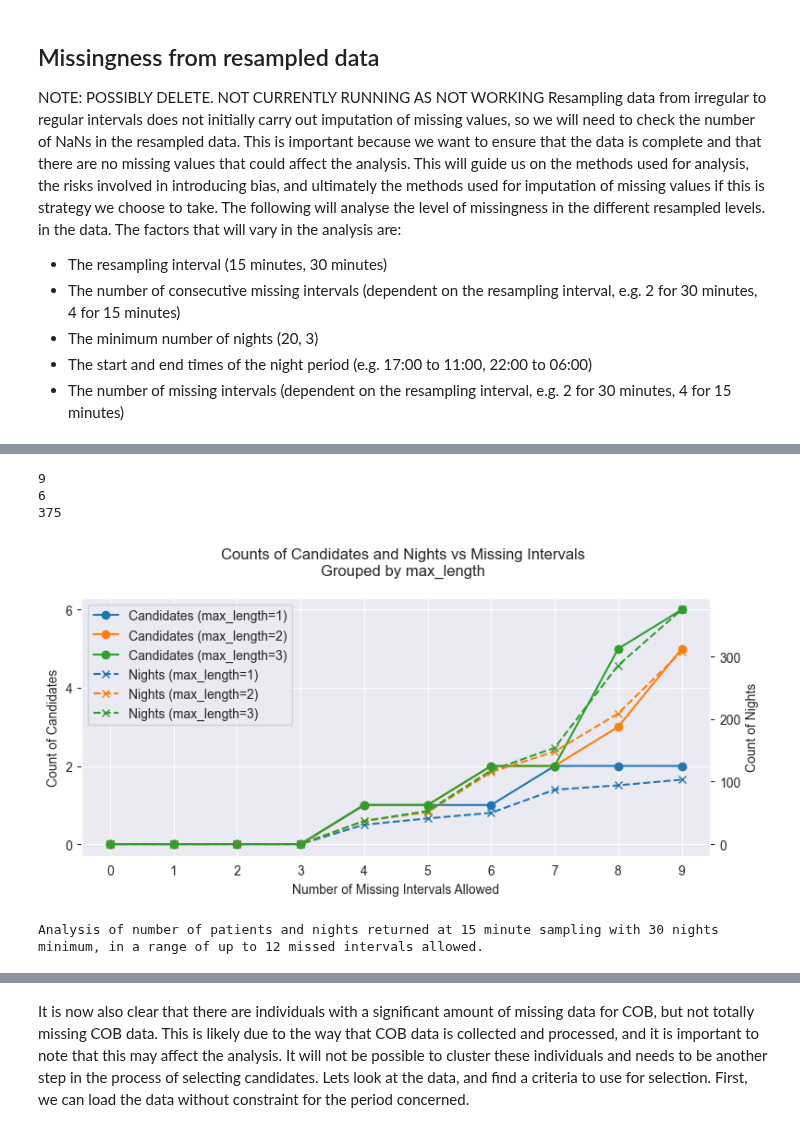
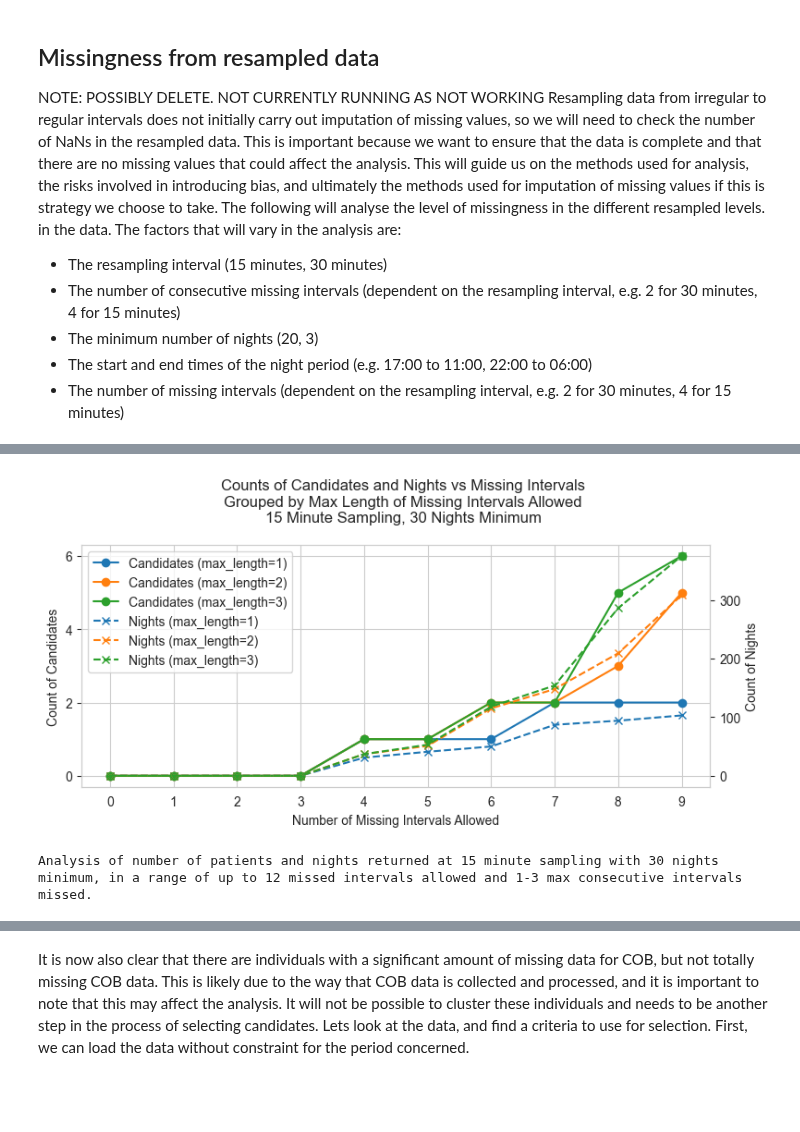
Before and after one commit to rdbrist/masters_project, a Jupyter notebook: notebooks/0.02-rd-initial-data-exploration-all-variables.ipynb, the cells around one changed output, grey strips where cells are left out. Cells and saved outputs as stored; diff of their text form; code cells hidden in the pictures; blank space fills up the shorter version.

```diff
--- a/notebooks/0.02-rd-initial-data-exploration-all-variables.ipynb
+++ b/notebooks/0.02-rd-initial-data-exploration-all-variables.ipynb
@@ -95,11 +100,7 @@ Resampling data from irregular to regular intervals does not initially carry out
 - The start and end times of the night period (e.g. 17:00 to 11:00, 22:00 to 06:00)
 - The number of missing intervals (dependent on the resampling interval, e.g. 2 for 30 minutes, 4 for 15 minutes)
 # %%
-def plot_counts(counts: List[Tuple[int, int, int, int]]):
-    import matplotlib.pyplot as plt
-    import numpy as np
-    from collections import defaultdict
-
+def plot_counts(counts: List[Tuple[int, int, int, int]], title, output_file):
     # counts: list of (max_length, missed_intervals, c, n)
     data = defaultdict(lambda: {'intervals': [], 'c': [], 'n': []})
     max_interval = max([i for _, i, _, _ in counts])
@@ -132,10 +133,11 @@ def plot_counts(counts: List[Tuple[int, int, int, int]]):
     lines2, labels2 = ax2.get_legend_handles_labels()
     ax1.legend(lines1 + lines2, labels1 + labels2, loc='upper left')
 
-    fig.suptitle('Counts of Candidates and Nights vs Missing Intervals\nGrouped by max_length')
+    fig.suptitle(title)
     fig.tight_layout()
 
     plt.grid()
+    plt.savefig(output_file, dpi=300, bbox_inches='tight')
     plt.show()
 # %%
 def get_counts(sampling, night_start, morning_end, min_nights, interval_range, break_range,):
@@ -186,12 +170,10 @@ Number of nights objects created: 83
 # %%
-plot_counts(min_counts_a)
+title = 'Counts of Candidates and Nights vs Missing Intervals\nGrouped by Max Length of Missing Intervals Allowed\n15 Minute Sampling, 30 Nights Minimum'
+plot_counts(min_counts_a, title, output_file='counts_15min_30nights.png')
 print('Analysis of number of patients and nights returned at 15 minute sampling with 30 nights minimum, in a range of up to 12 missed intervals allowed and 1-3 max consecutive intervals missed.')
 # %% [output]
+[figure, new version]
-9
-6
-375
+Analysis of number of patients and nights returned at 15 minute sampling with 30 nights minimum, in a range of up to 12 missed intervals allowed and 1-3 max consecutive intervals missed.
-[figure, old version]
-Analysis of number of patients and nights returned at 15 minute sampling with 30 nights minimum, in a range of up to 12 missed intervals allowed.
 # %%
 # NOTE: At 15 min sampling this takes 12mins
 interval_range = range(0,10)
```
Also changed, not shown: parts of 17 cells of this notebook, 8 other files.
